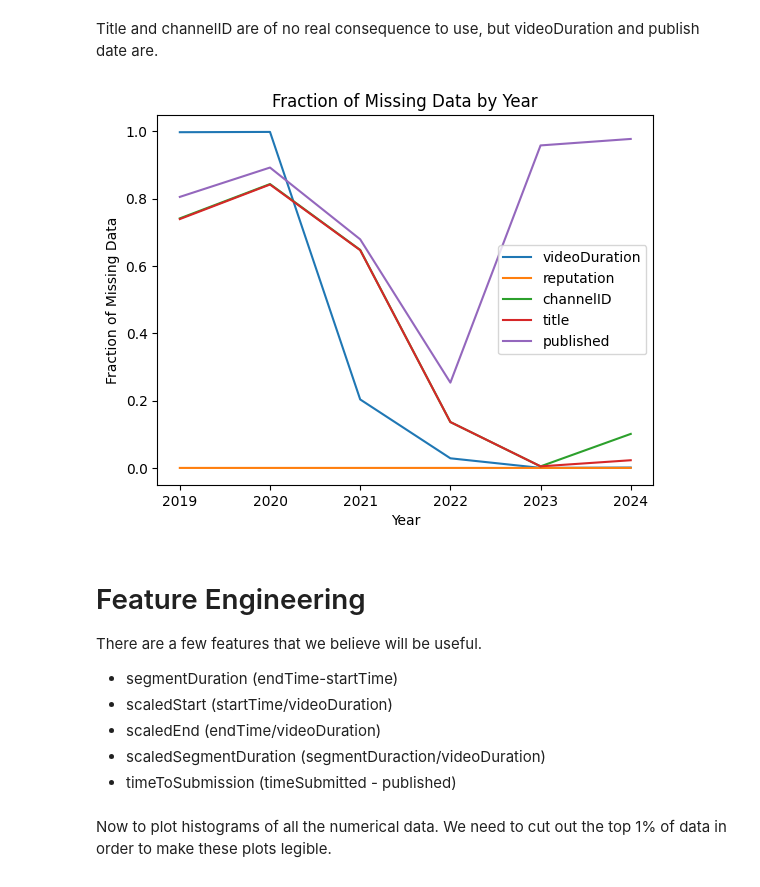
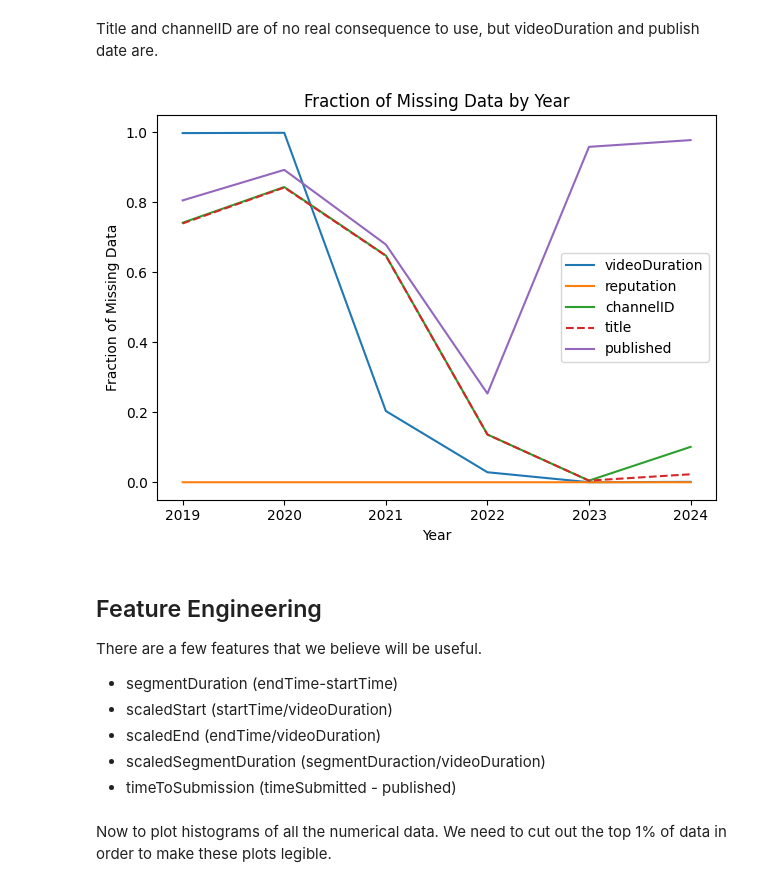
Before and after one commit to t-makaro/503-Project, a Jupyter notebook: src/data_vis.ipynb, the cells around one changed output. Cells and saved outputs as stored; diff of their text form; code cells hidden in the pictures.

```diff
--- a/src/data_vis.ipynb
+++ b/src/data_vis.ipynb
@@ -94,22 +97,26 @@ Title and channelID are of no real consequence to use, but videoDuration and pub
 # %%
 sb_data['year'] = pd.to_datetime(sb_data['timeSubmitted'], unit='s').dt.year
 
 missing_fraction_by_year = sb_data[attributes_missing_data+['year']].groupby('year').apply(lambda x: x.isna().mean(), include_groups=False)
 missing_fraction_by_year = missing_fraction_by_year.replace(0, 1e-10)
 
 for column in missing_fraction_by_year.columns:
-    plt.plot(missing_fraction_by_year.index, missing_fraction_by_year[column], label=column)
+    linestyle = '--' if column == 'title' else 'solid'
+    plt.plot(missing_fraction_by_year.index, missing_fraction_by_year[column], label=column, linestyle=linestyle)
 
 # plt.yscale('log')
 plt.xlabel('Year')
 plt.ylabel('Fraction of Missing Data')
 plt.title('Fraction of Missing Data by Year')
 plt.legend()
+plt.tight_layout()
+
+plt.savefig(f'./images/{plt.gca().get_title()}.png')
 plt.show()
 # %% [output]
-[figure, old version]
+[figure, new version]
 # %% [markdown]
-# Feature Engineering
+## Feature Engineering
 
 There are a few features that we believe will be useful.
 
```
Also changed, not shown: parts of 26 cells of this notebook, 1 other file.
